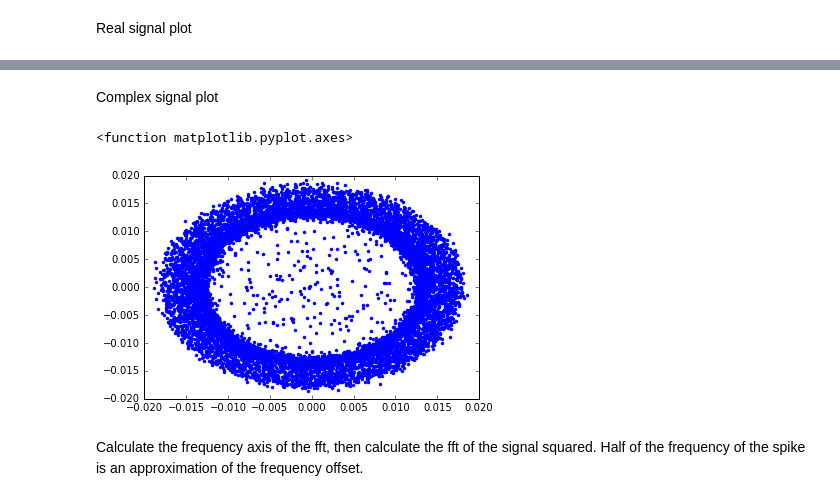
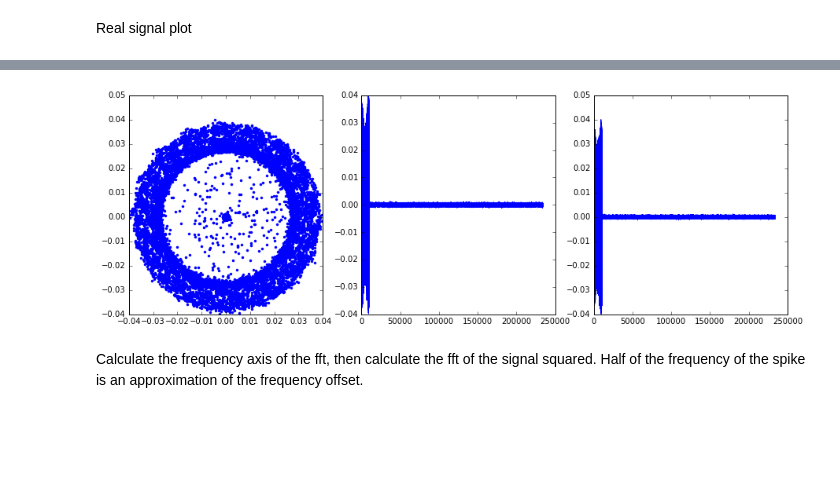
Before and after one commit to kailevy/usrp_2.5, a Jupyter notebook: Vis.ipynb, the cells around one changed output, grey strips where cells are left out. Saved outputs shown, nothing was run; the diff lists cells and outputs as text; code cells hidden in the pictures; blank space fills up the shorter version.

```diff
--- a/Vis.ipynb
+++ b/Vis.ipynb
@@ -33,11 +28,7 @@ fig=plt.plot(arr1_trim)
-# %% [markdown]
-Complex signal plot
-# %%
-plt.plot(arr1_trim,arr2_trim, marker='.',linestyle='')
-plt.axes
-# %% [output]
-<function matplotlib.pyplot.axes>
-[figure, removed]
+# %%
+fullPlot(signal[39241:])
+# %% [output]
+[figure, added]
 # %% [markdown]
 Calculate the frequency axis of the fft, then calculate the fft of the signal squared. Half of the frequency of the spike is an approximation of the frequency offset.
 # %%
```
Also changed, not shown: parts of 13 cells of this notebook.
